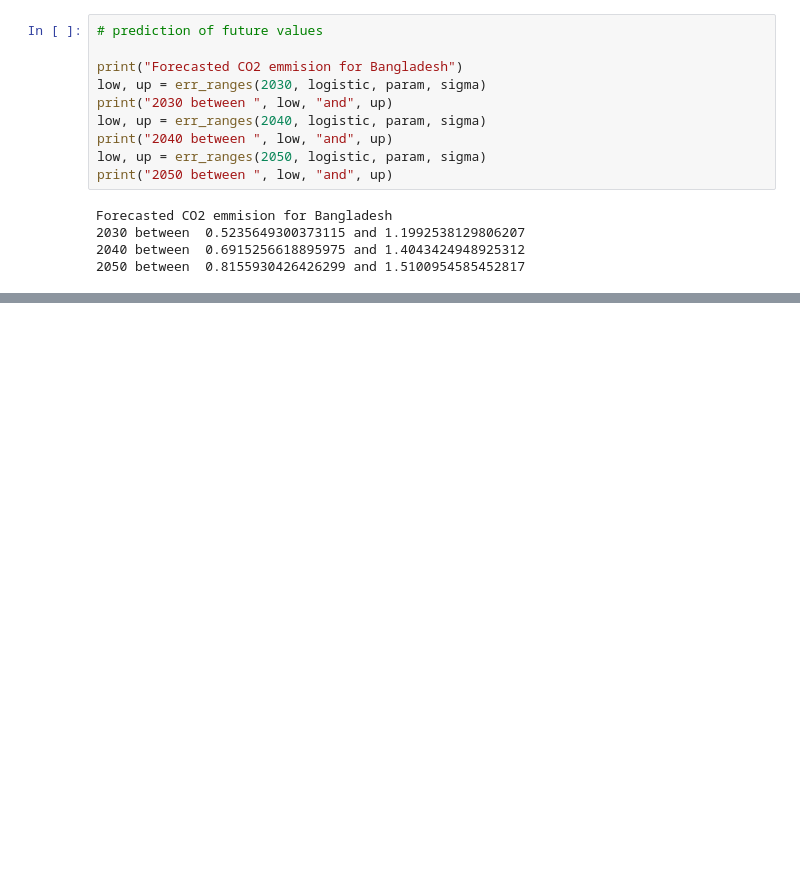
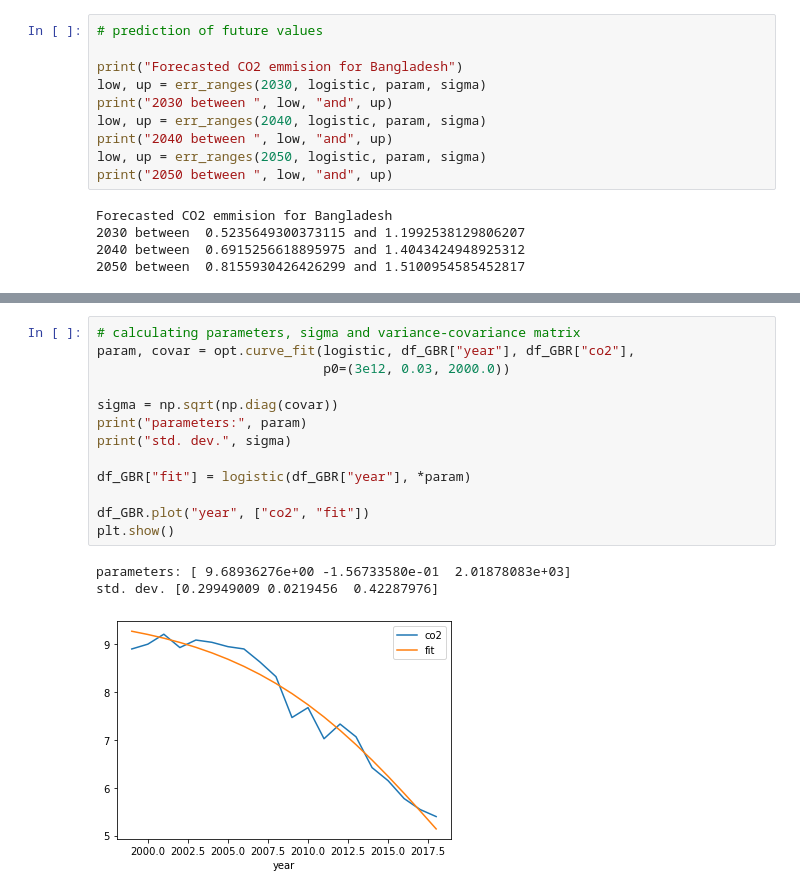
Before and after one commit to aftahee05/ADS1_Assignment3, a Jupyter notebook: Assignment_3.ipynb, the cells around one changed output, grey strips where cells are left out. Saved outputs shown, nothing was run; the diff lists cells and outputs as text; blank space fills up the shorter version.

```diff
--- a/Assignment_3.ipynb
+++ b/Assignment_3.ipynb
@@ -265,0 +283,17 @@ Forecasted CO2 emmision for Bangladesh
+# %%
+# calculating parameters, sigma and variance-covariance matrix
+param, covar = opt.curve_fit(logistic, df_GBR["year"], df_GBR["co2"],
+                             p0=(3e12, 0.03, 2000.0))
+
+sigma = np.sqrt(np.diag(covar))
+print("parameters:", param)
+print("std. dev.", sigma)
+
+df_GBR["fit"] = logistic(df_GBR["year"], *param)
+
+df_GBR.plot("year", ["co2", "fit"])
+plt.show()
+# %% [output]
+parameters: [ 9.68936276e+00 -1.56733580e-01  2.01878083e+03]
+std. dev. [0.29949009 0.0219456  0.42287976]
+[figure, added]
```
Also changed, not shown: parts of 3 cells of this notebook.
